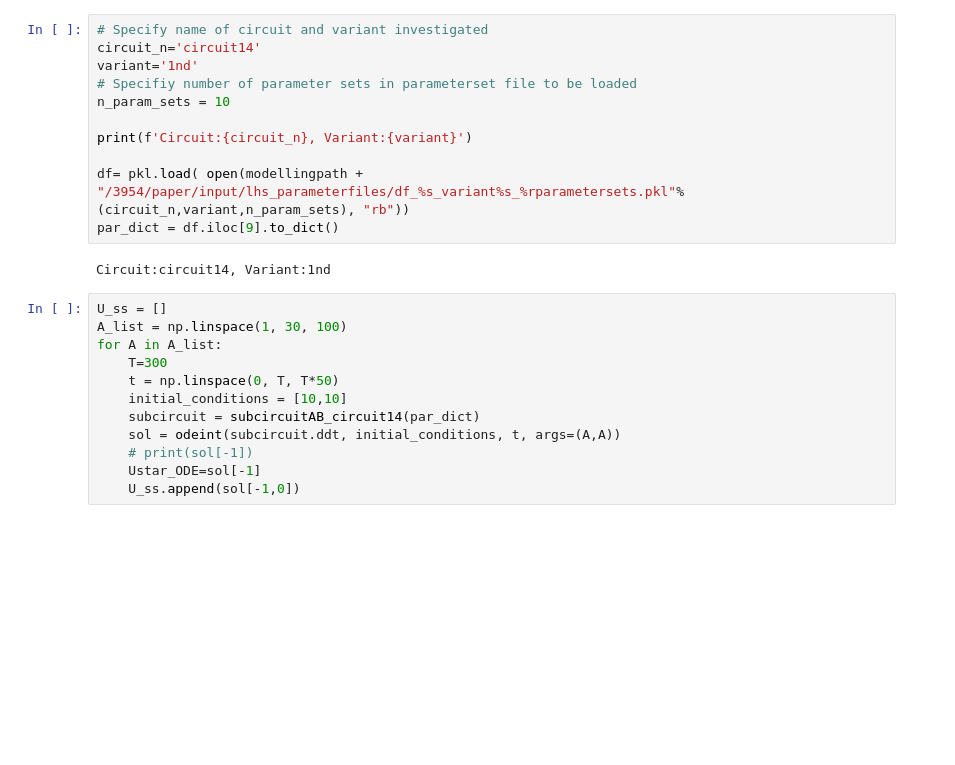
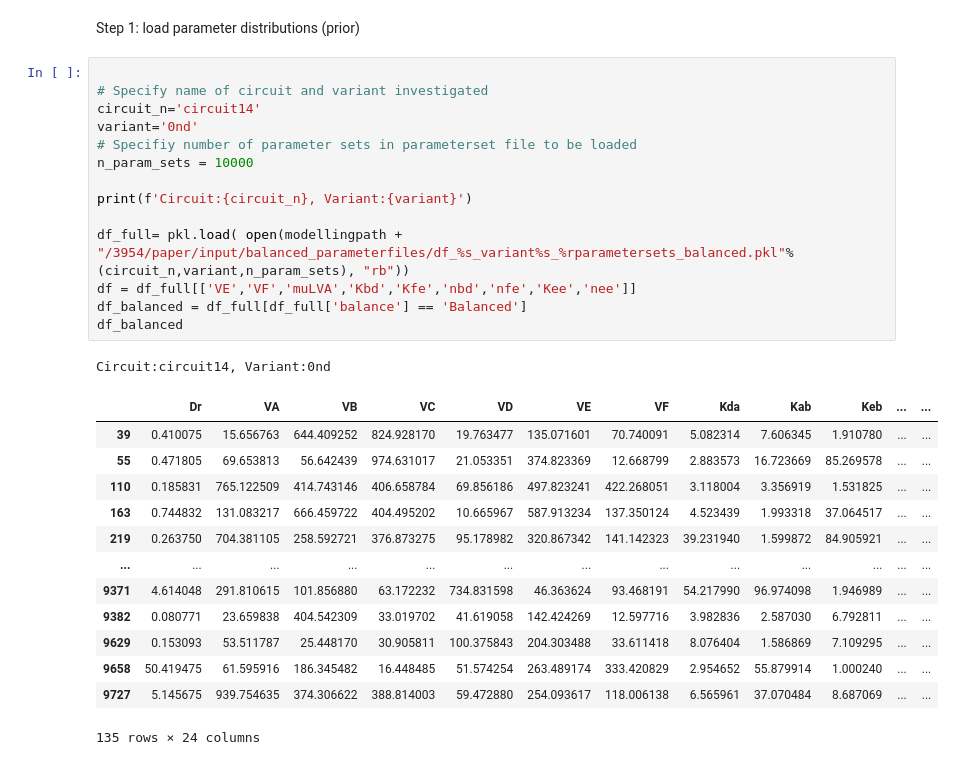
Before and after one commit to martinaoliver/modelling, a Jupyter notebook: 3954/dose_response/ABC_doseResponse.ipynb, the cells around one changed output. Cells and saved outputs as stored; diff of their text form; blank space fills up the shorter version.

```diff
--- a/3954/dose_response/ABC_doseResponse.ipynb
+++ b/3954/dose_response/ABC_doseResponse.ipynb
@@ -55,25 +160,31 @@ class subcircuitAB_circuit14(hill_functions):
+# %% [markdown]
+Step 1: load parameter distributions (prior)
 # %%
+
 # Specify name of circuit and variant investigated
 circuit_n='circuit14'
-variant='1nd'
+variant='0nd'
 # Specifiy number of parameter sets in parameterset file to be loaded
-n_param_sets = 10
+n_param_sets = 10000
 
 print(f'Circuit:{circuit_n}, Variant:{variant}')
 
-df= pkl.load( open(modellingpath + "/3954/paper/input/lhs_parameterfiles/df_%s_variant%s_%rparametersets.pkl"%(circuit_n,variant,n_param_sets), "rb"))
-par_dict = df.iloc[9].to_dict()
+df_full= pkl.load( open(modellingpath + "/3954/paper/input/balanced_parameterfiles/df_%s_variant%s_%rparametersets_balanced.pkl"%(circuit_n,variant,n_param_sets), "rb"))
+df = df_full[['VE','VF','muLVA','Kbd','Kfe','nbd','nfe','Kee','nee']]
+df_balanced = df_full[df_full['balance'] == 'Balanced']
+df_balanced
 # %% [output]
-Circuit:circuit14, Variant:1nd
+Circuit:circuit14, Variant:0nd
+|  | Dr | VA | VB | VC | VD | VE | VF | Kda | Kab | Keb | ... | ... |
+| 39 | 0.410075 | 15.656763 | 644.409252 | 824.928170 | 19.763477 | 135.071601 | 70.740091 | 5.082314 | 7.606345 | 1.910780 | ... | ... |
+| 55 | 0.471805 | 69.653813 | 56.642439 | 974.631017 | 21.053351 | 374.823369 | 12.668799 | 2.883573 | 16.723669 | 85.269578 | ... | ... |
+| 110 | 0.185831 | 765.122509 | 414.743146 | 406.658784 | 69.856186 | 497.823241 | 422.268051 | 3.118004 | 3.356919 | 1.531825 | ... | ... |
+| 163 | 0.744832 | 131.083217 | 666.459722 | 404.495202 | 10.665967 | 587.913234 | 137.350124 | 4.523439 | 1.993318 | 37.064517 | ... | ... |
+| 219 | 0.263750 | 704.381105 | 258.592721 | 376.873275 | 95.178982 | 320.867342 | 141.142323 | 39.231940 | 1.599872 | 84.905921 | ... | ... |
+| ... | ... | ... | ... | ... | ... | ... | ... | ... | ... | ... | ... | ... |
+| 9371 | 4.614048 | 291.810615 | 101.856880 | 63.172232 | 734.831598 | 46.363624 | 93.468191 | 54.217990 | 96.974098 | 1.946989 | ... | ... |
+| 9382 | 0.080771 | 23.659838 | 404.542309 | 33.019702 | 41.619058 | 142.424269 | 12.597716 | 3.982836 | 2.587030 | 6.792811 | ... | ... |
+| 9629 | 0.153093 | 53.511787 | 25.448170 | 30.905811 | 100.375843 | 204.303488 | 33.611418 | 8.076404 | 1.586869 | 7.109295 | ... | ... |
+| 9658 | 50.419475 | 61.595916 | 186.345482 | 16.448485 | 51.574254 | 263.489174 | 333.420829 | 2.954652 | 55.879914 | 1.000240 | ... | ... |
+| 9727 | 5.145675 | 939.754635 | 374.306622 | 388.814003 | 59.472880 | 254.093617 | 118.006138 | 6.565961 | 37.070484 | 8.687069 | ... | ... |
+135 rows × 24 columns
-# %%
-U_ss = []
-A_list = np.linspace(1, 30, 100)
-for A in A_list:
-    T=300
-    t = np.linspace(0, T, T*50)
-    initial_conditions = [10,10]
-    subcircuit = subcircuitAB_circuit14(par_dict)
-    sol = odeint(subcircuit.ddt, initial_conditions, t, args=(A,A))
-    # print(sol[-1])
-    Ustar_ODE=sol[-1]
-    U_ss.append(sol[-1,0])
```
Also changed, not shown: parts of 12 cells of this notebook, 10 other files.
